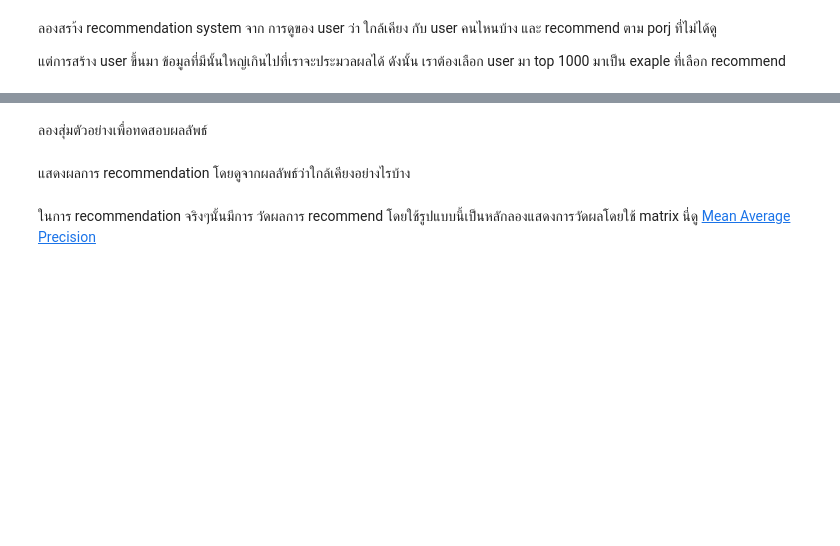
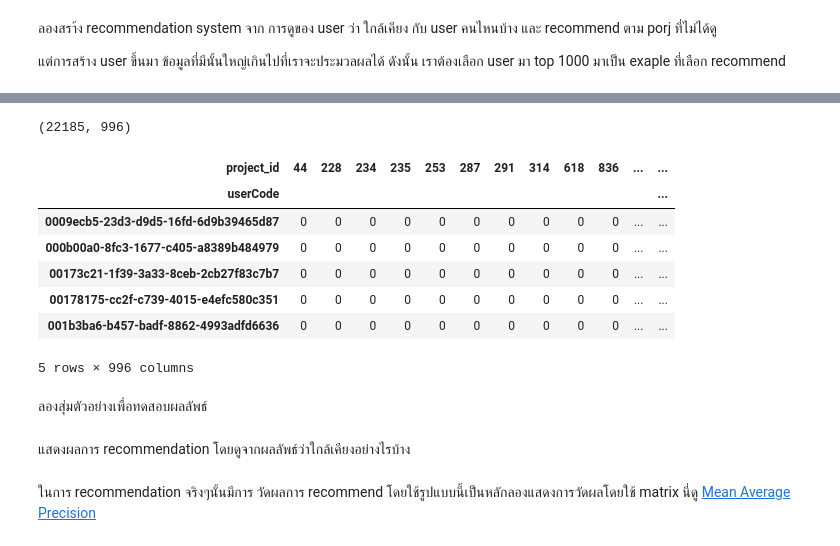
Before and after one commit to Pataweepr/applyML_vistec_2019, a Jupyter notebook: hw2_homeDotTech.ipynb, the cells around one changed output, grey strips where cells are left out. Drawn from its saved outputs; the diff is of its cells as text; code cells hidden in the pictures; blank space fills up the shorter version.

```diff
--- a/hw2_homeDotTech.ipynb
+++ b/hw2_homeDotTech.ipynb
@@ -471,10 +467,20 @@ freq_user_seen_proj_train.head()
 # %%
-freq_user_seen_proj_test = pd.crosstab(userLog_train['userCode'], userLog_train['project_id'], rownames=['userCode'], colnames=['project_id'])
+freq_user_seen_proj_test = pd.crosstab(userLog_test['userCode'], userLog_test['project_id'], rownames=['userCode'], colnames=['project_id'])
 freq_user_seen_proj_test_np = np.array(freq_user_seen_proj_test.values)
 #print(freq_user_seen_proj_test_np)
 print(freq_user_seen_proj_test_np.shape)
 
 freq_user_seen_proj_test.head()
+# %% [output]
+(22185, 996)
+| project_id | 44 | 228 | 234 | 235 | 253 | 287 | 291 | 314 | 618 | 836 | ... | ... |
+| userCode |  |  |  |  |  |  |  |  |  |  |  | ... |
+| 0009ecb5-23d3-d9d5-16fd-6d9b39465d87 | 0 | 0 | 0 | 0 | 0 | 0 | 0 | 0 | 0 | 0 | ... | ... |
+| 000b00a0-8fc3-1677-c405-a8389b484979 | 0 | 0 | 0 | 0 | 0 | 0 | 0 | 0 | 0 | 0 | ... | ... |
+| 00173c21-1f39-3a33-8ceb-2cb27f83c7b7 | 0 | 0 | 0 | 0 | 0 | 0 | 0 | 0 | 0 | 0 | ... | ... |
+| 00178175-cc2f-c739-4015-e4efc580c351 | 0 | 0 | 0 | 0 | 0 | 0 | 0 | 0 | 0 | 0 | ... | ... |
+| 001b3ba6-b457-badf-8862-4993adfd6636 | 0 | 0 | 0 | 0 | 0 | 0 | 0 | 0 | 0 | 0 | ... | ... |
+5 rows × 996 columns
 # %% [markdown]
 ลองสุ่มตัวอย่างเพื่อทดสอบผลลัพธ์
 # %%
```
Also changed, not shown: parts of 26 cells of this notebook.
